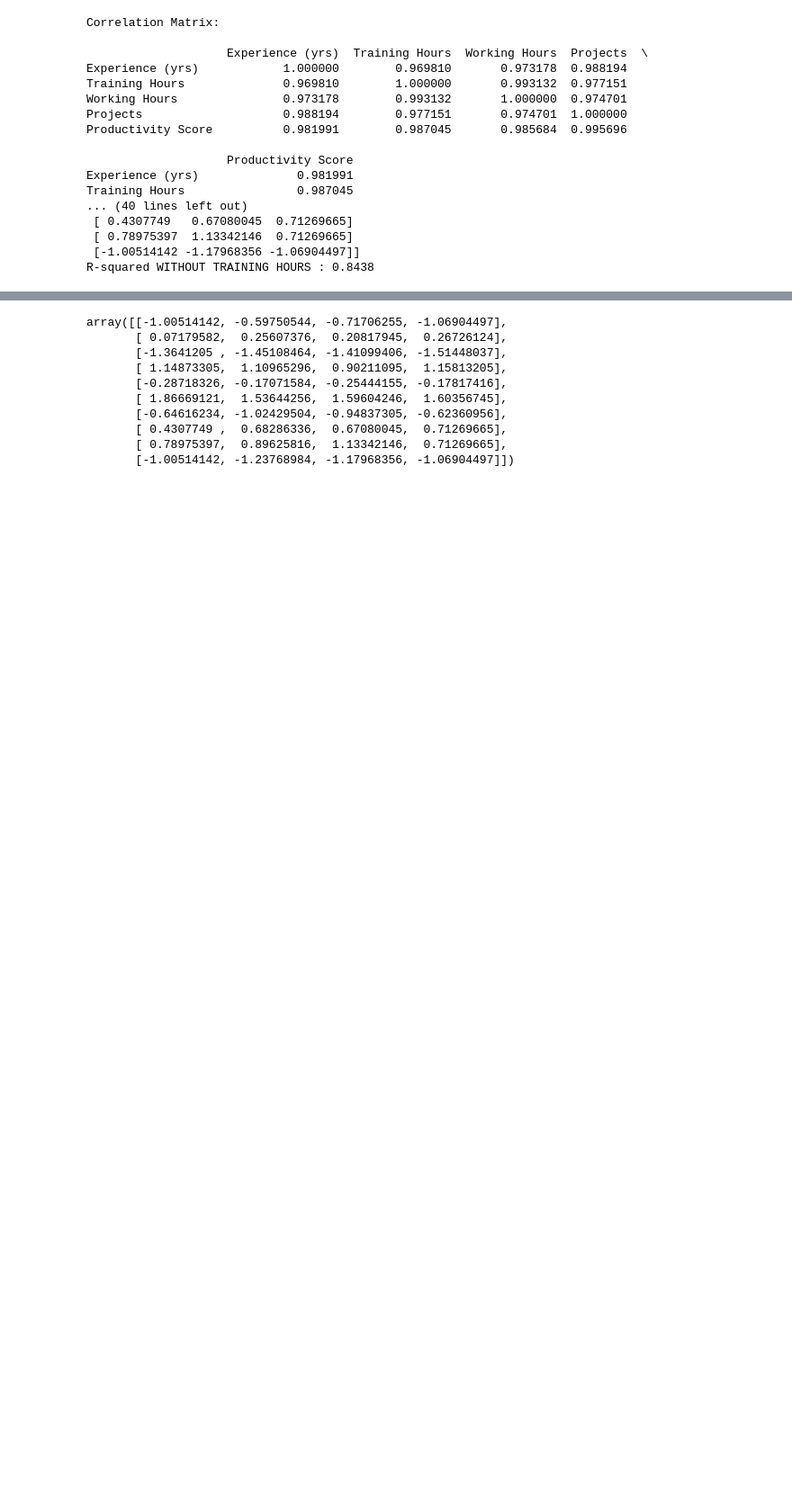
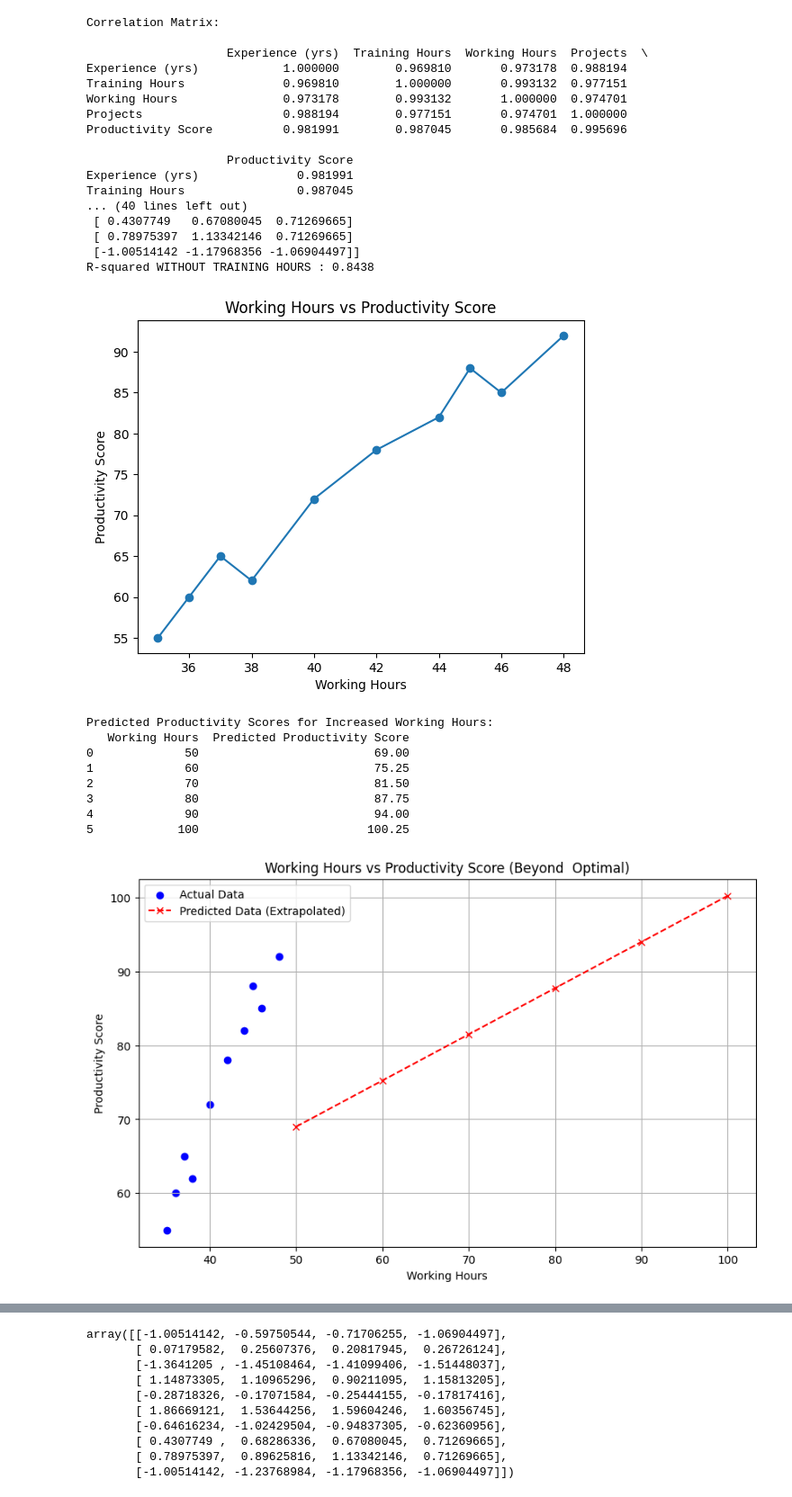
Before and after one commit to seshadrite/aimlexercises, a Jupyter notebook: exercise1.ipynb, the cells around one changed output, grey strips where cells are left out. Shown at 90% size. Drawn from its saved outputs; the diff is of its cells as text; code cells hidden in the pictures; blank space fills up the shorter version.

```diff
--- a/exercise1.ipynb
+++ b/exercise1.ipynb
@@ -160,4 +160,65 @@ Training Hours                0.987045
  [ 0.78975397  1.13342146  0.71269665]
  [-1.00514142 -1.17968356 -1.06904497]]
 R-squared WITHOUT TRAINING HOURS : 0.8438
+# %%
+#	What happens if Working Hours increase beyond optimal limits?
+
+working_hours_sorted, productivity_sorted = zip(
+    *sorted(zip(df['Working Hours'], df['Productivity Score']))
+)
+# Plot line graph
+plt.figure()
+plt.plot(working_hours_sorted, productivity_sorted, marker='o')
+plt.xlabel("Working Hours")
+plt.ylabel("Productivity Score")
+plt.title("Working Hours vs Productivity Score")
+plt.show()
+
+
+X_temp_for_scaler = df.drop(['Training Hours', 'Productivity Score'], axis=1)
+scaler_for_prediction = StandardScaler()
+scaler_for_prediction.fit(X_temp_for_scaler)
+increased_working_hours = [50, 60, 70, 80, 90, 100]
+predictions = []
+for i in increased_working_hours:
+    temp_employee_input = example_employee_features.copy()
+    temp_employee_input['Working Hours'] = i
+
+    # Scale the new input data using the scaler fitted on X_NTH features
+    scaled_input = scaler_for_prediction.transform(temp_employee_input.values.reshape(1, -1))
+
+    # Predict productivity using the model trained on X_NTH_scaled
+    predicted_productivity = model.predict(scaled_input)[0]
+    predictions.append({'Working Hours': i, 'Predicted Productivity Score': predicted_productivity})
+
+# for Experience and Projects, and vary Working Hours.
+example_employee_features = X_temp_for_scaler.iloc[0].copy() # Experience (yrs)=2, Working Hours=38, Projects=3
+predictions_df = pd.DataFrame(predictions)
+
+print("Predicted Productivity Scores for Increased Working Hours:")
+print(predictions_df)
+
+# Plotting the actual data and the predicted (extrapolated) productivity
+plt.figure(figsize=(10, 6))
+plt.scatter(df['Working Hours'], df['Productivity Score'], marker='o', color='blue', label='Actual Data')
+plt.plot(predictions_df['Working Hours'], predictions_df['Predicted Productivity Score'], 'x--', color='red', label='Predicted Data (Extrapolated)')
+plt.xlabel("Working Hours")
+plt.ylabel("Productivity Score")
+plt.title("Working Hours vs Productivity Score (Beyond  Optimal)")
+plt.legend()
+plt.grid(True)
+plt.show()
+
+# Conclusion :  Productivity is predicted to continue increasing with an increase in working hours, even significantly beyond the observed data points.
+# %% [output]
+[figure, added]
+Predicted Productivity Scores for Increased Working Hours:
+   Working Hours  Predicted Productivity Score
+0             50                         69.00
+1             60                         75.25
+2             70                         81.50
+3             80                         87.75
+4             90                         94.00
+5            100                        100.25
+[figure, added]
 # %%
```
Also changed, not shown: parts of 2 cells of this notebook.
